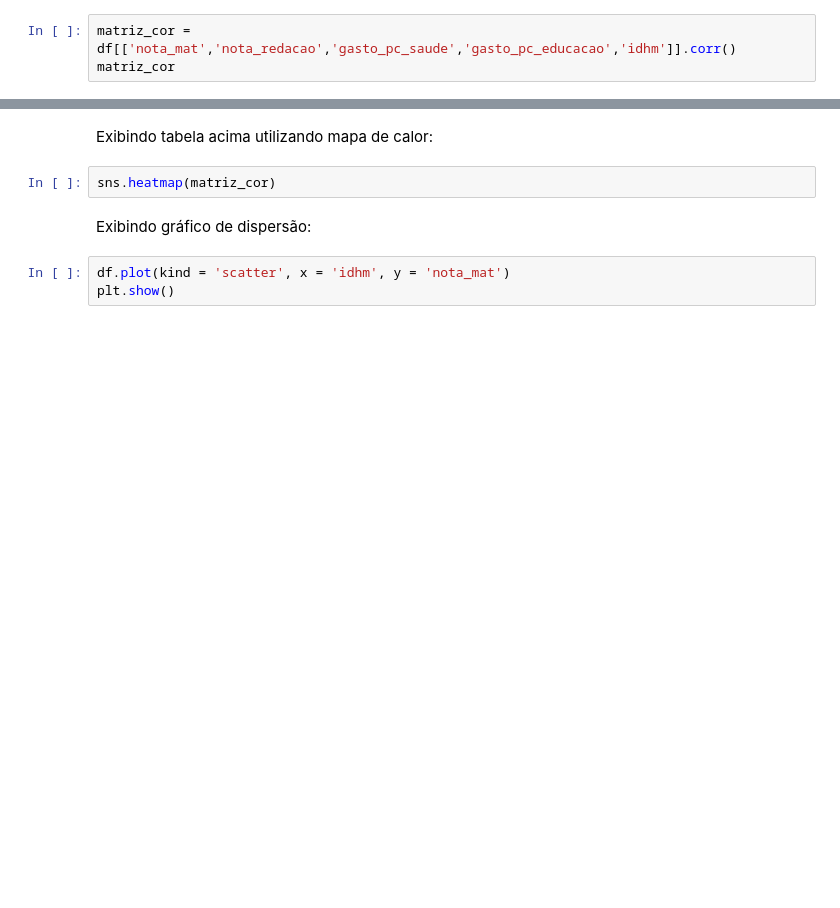
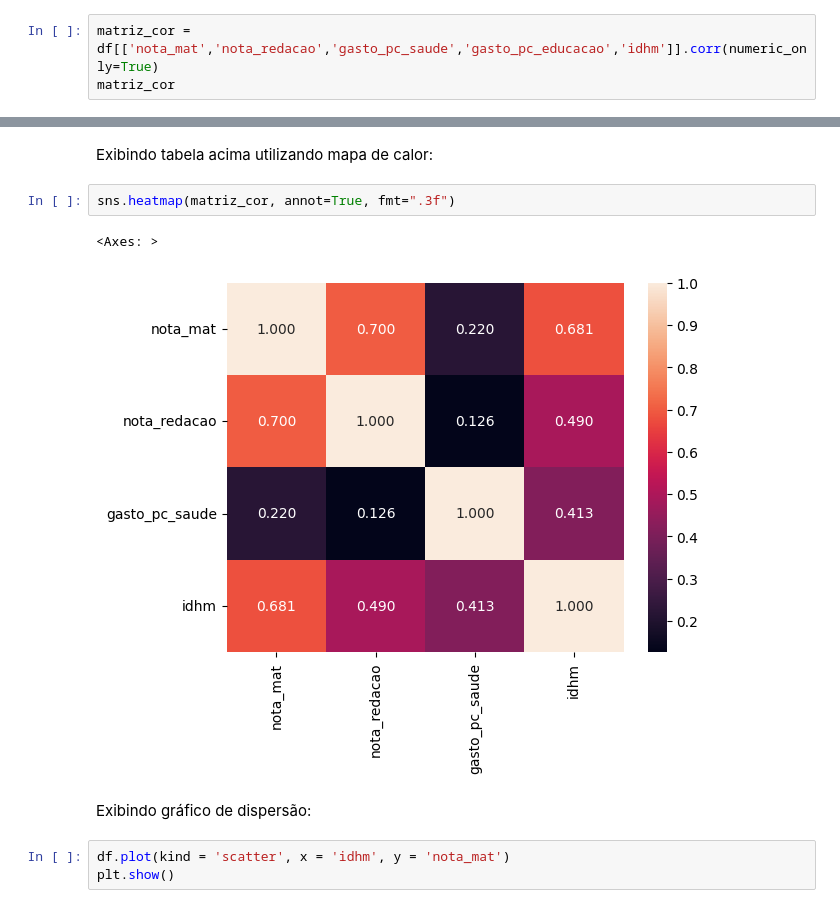
Before and after one commit to wallisonferreira/data-science-tce, a Jupyter notebook: comandos_avançados_pandas_wallison.ipynb, the cells around one changed output, grey strips where cells are left out. Cells and saved outputs as stored; diff of their text form; blank space fills up the shorter version.

```diff
--- a/comandos_avançados_pandas_wallison.ipynb
+++ b/comandos_avançados_pandas_wallison.ipynb
@@ -515,5 +636,5 @@ Instalando biblioteca Seaborn:
 # %%
 import seaborn as sns
 # %%
-matriz_cor = df[['nota_mat','nota_redacao','gasto_pc_saude','gasto_pc_educacao','idhm']].corr()
+matriz_cor = df[['nota_mat','nota_redacao','gasto_pc_saude','gasto_pc_educacao','idhm']].corr(numeric_only=True)
 matriz_cor
@@ -520,7 +647,10 @@ matriz_cor
 # %% [markdown]
 Exibindo tabela acima utilizando mapa de calor:
 # %%
-sns.heatmap(matriz_cor)
+sns.heatmap(matriz_cor, annot=True, fmt=".3f")
+# %% [output]
+<Axes: >
+[figure, added]
 # %% [markdown]
 Exibindo gráfico de dispersão:
 # %%
```
Also changed, not shown: parts of 20 cells of this notebook.
